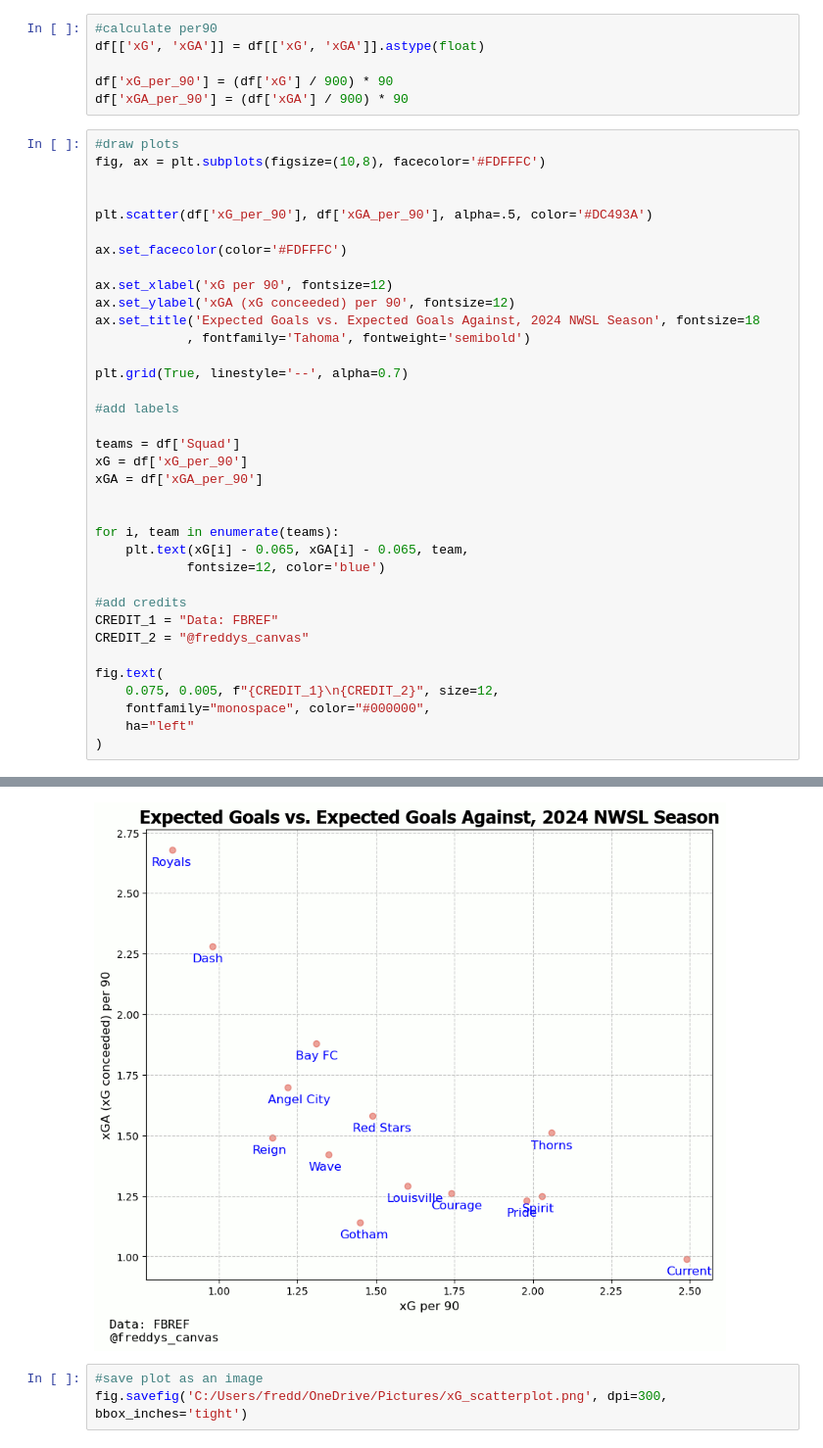
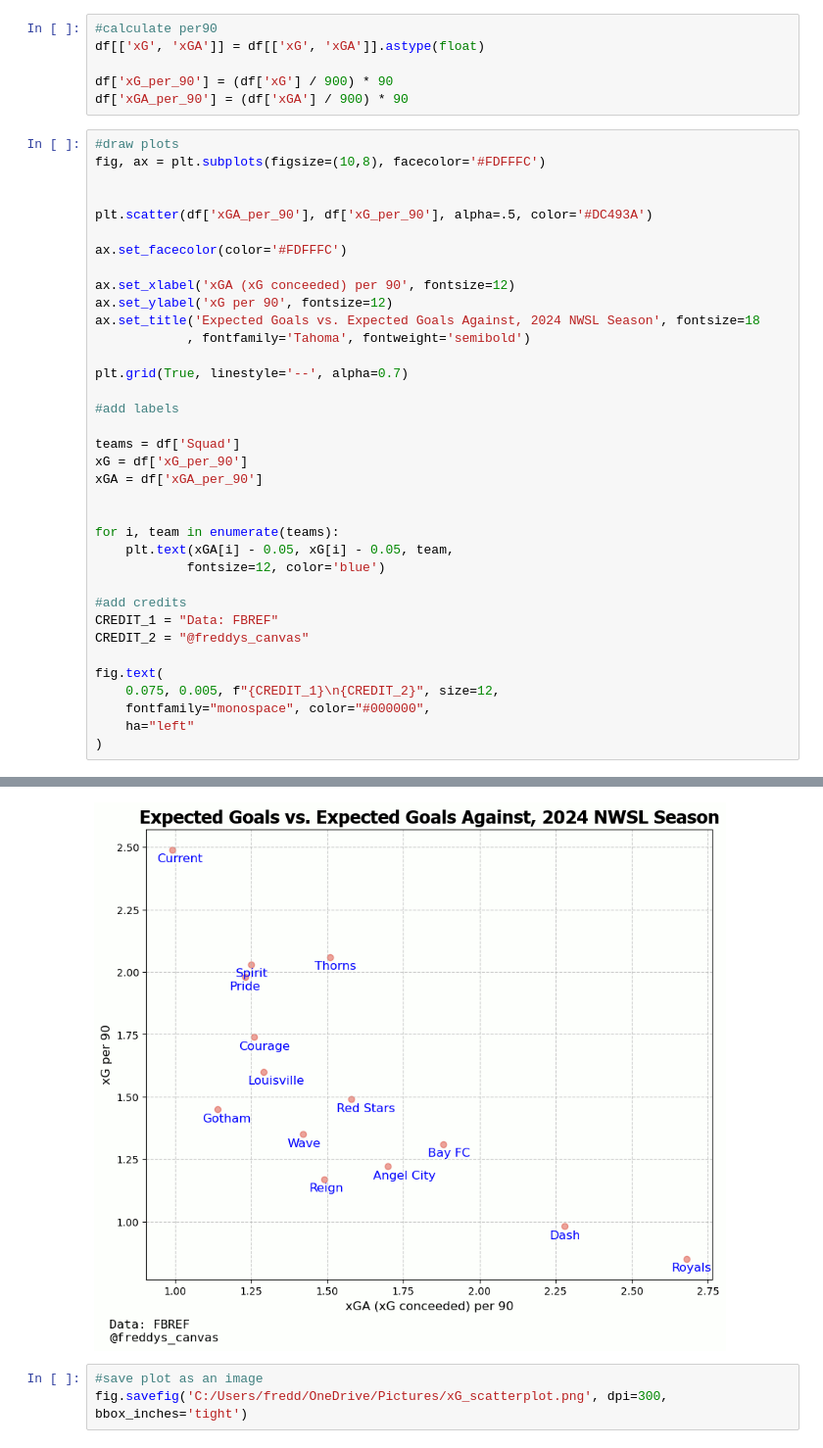
Before and after one commit to FreddyAdongo/football-analytics, a Jupyter notebook: NWSL Visuals/xG Scatterplot.ipynb, the cells around one changed output, grey strips where cells are left out. Shown at 98% size. Drawn from its saved outputs; the diff is of its cells as text.

```diff
--- a/NWSL Visuals/xG Scatterplot.ipynb
+++ b/NWSL Visuals/xG Scatterplot.ipynb
@@ -24,40 +24,40 @@ df['xGA_per_90'] = (df['xGA'] / 900) * 90
 fig, ax = plt.subplots(figsize=(10,8), facecolor='#FDFFFC')
 
 
-plt.scatter(df['xG_per_90'], df['xGA_per_90'], alpha=.5, color='#DC493A')
+plt.scatter(df['xGA_per_90'], df['xG_per_90'], alpha=.5, color='#DC493A')
 
 ax.set_facecolor(color='#FDFFFC')
 
-ax.set_xlabel('xG per 90', fontsize=12)
-ax.set_ylabel('xGA (xG conceeded) per 90', fontsize=12)
+ax.set_xlabel('xGA (xG conceeded) per 90', fontsize=12)
+ax.set_ylabel('xG per 90', fontsize=12)
 ax.set_title('Expected Goals vs. Expected Goals Against, 2024 NWSL Season', fontsize=18
             , fontfamily='Tahoma', fontweight='semibold')
 
 plt.grid(True, linestyle='--', alpha=0.7)
 
 #add labels
 
 teams = df['Squad']
 xG = df['xG_per_90']
 xGA = df['xGA_per_90']
 
 
 for i, team in enumerate(teams):
-    plt.text(xG[i] - 0.065, xGA[i] - 0.065, team,
+    plt.text(xGA[i] - 0.05, xG[i] - 0.05, team,
             fontsize=12, color='blue')
 
 #add credits
 CREDIT_1 = "Data: FBREF"
 CREDIT_2 = "@freddys_canvas"
 
 fig.text(
     0.075, 0.005, f"{CREDIT_1}\n{CREDIT_2}", size=12,
     fontfamily="monospace", color="#000000",
     ha="left"
 )
 # %% [output]
 Text(0.075, 0.005, 'Data: FBREF\n@freddys_canvas')
-[figure, old version]
+[figure, new version]
 # %%
 #save plot as an image
 fig.savefig('C:/Users/fredd/OneDrive/Pictures/xG_scatterplot.png', dpi=300, bbox_inches='tight')
```
